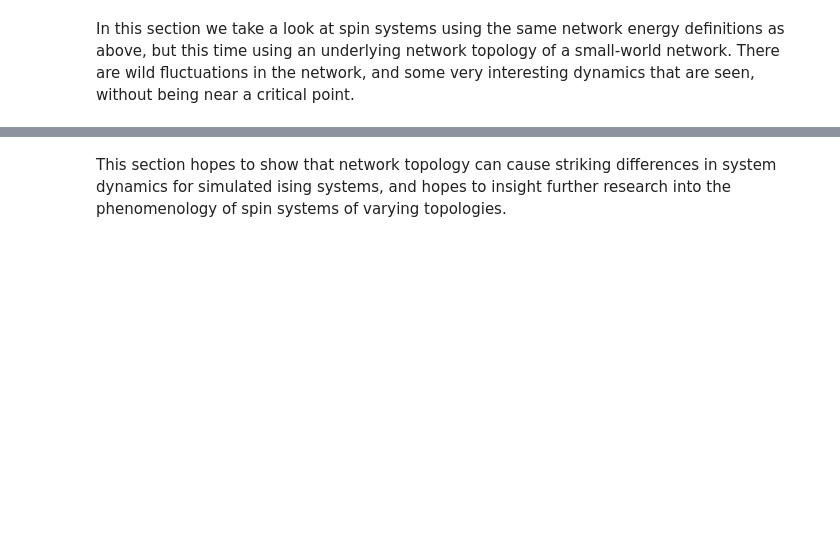
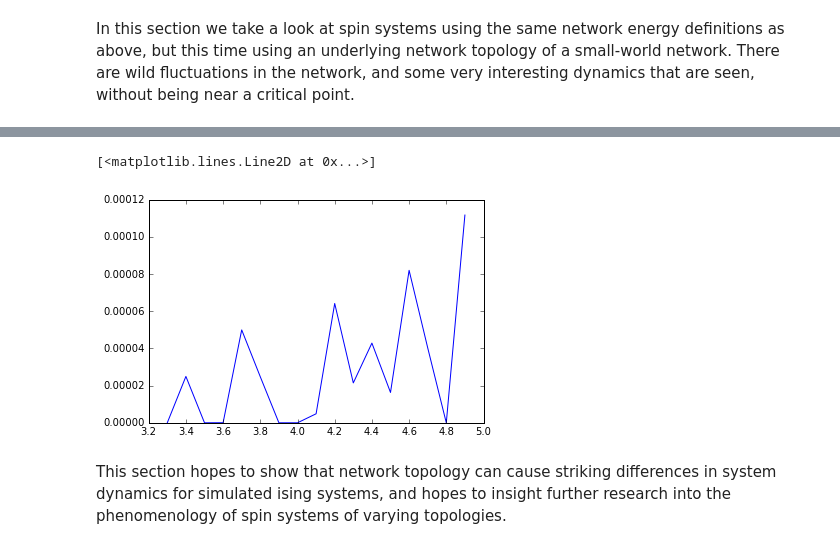
Before and after one commit to jfarid27/CFP-Simplified, a Jupyter notebook: Econophysics Presentation Notebook.ipynb, the cells around one changed output, grey strips where cells are left out. Drawn from its saved outputs; the diff is of its cells as text; code cells hidden in the pictures; blank space fills up the shorter version.

```diff
--- a/Econophysics Presentation Notebook.ipynb
+++ b/Econophysics Presentation Notebook.ipynb
@@ -89,2 +137,7 @@ plt.hist(smallWorld['energy'].map(normalizeIsing))
+# %%
+plt.plot(swCV[0], swCV[1])
+# %% [output]
+[<matplotlib.lines.Line2D at 0x...>]
+[figure, added]
 # %% [markdown]
 This section hopes to show that network topology can cause striking differences in system dynamics for simulated ising systems, and hopes to insight further research into the phenomenology of spin systems of varying topologies.
```
Also changed, not shown: parts of 14 cells of this notebook.
